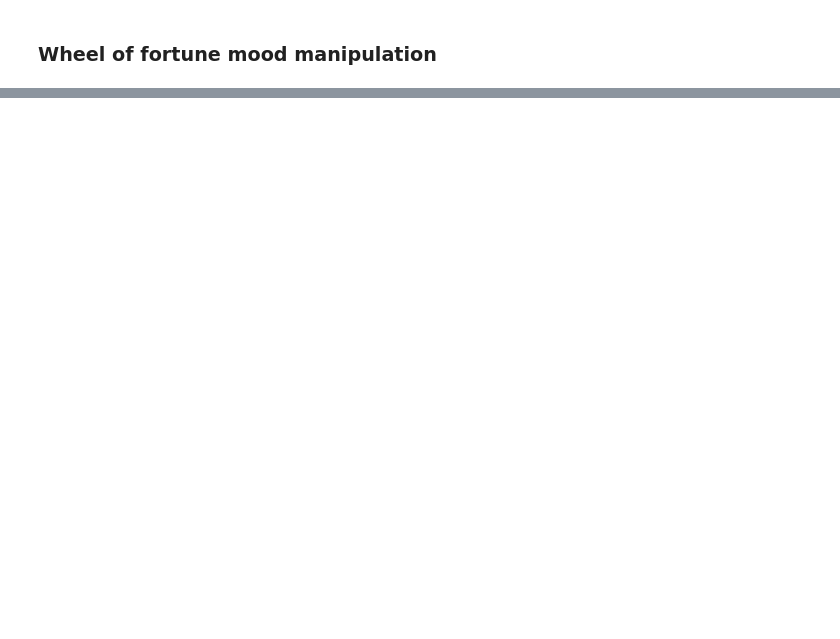
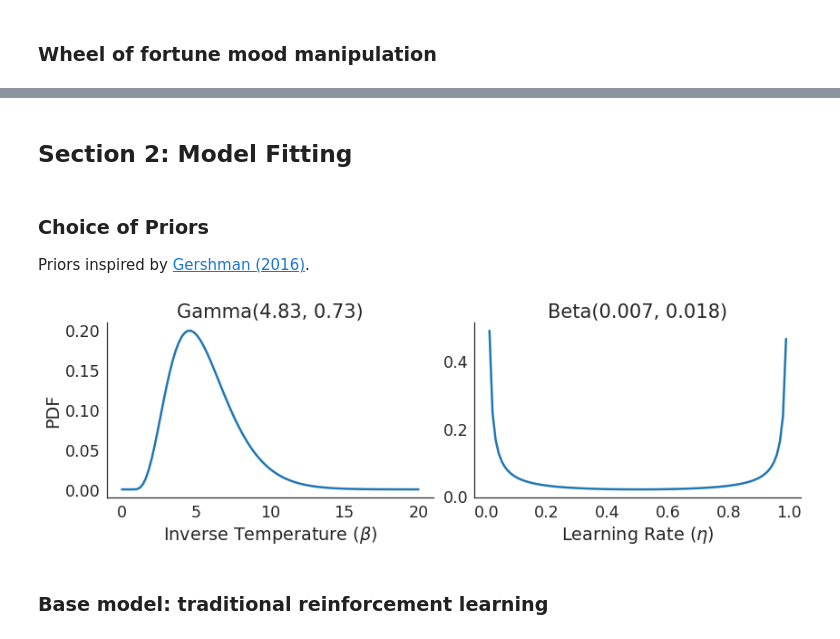
Before and after one commit to szorowi1/pni-rotations, a Jupyter notebook: primary_analysis.ipynb, the cells around one changed output, grey strips where cells are left out. Saved outputs shown, nothing was run; the diff lists cells and outputs as text; code cells hidden in the pictures; blank space fills up the shorter version.

```diff
--- a/primary_analysis.ipynb
+++ b/primary_analysis.ipynb
@@ -64,0 +80,27 @@ plt.tight_layout()
+# %% [markdown]
+## Section 2: Model Fitting
+# %% [markdown]
+### Choice of Priors
+Priors inspired by [Gershman (2016)](http://www.sciencedirect.com/science/article/pii/S0022249616000080).
+# %%
+from scipy.stats import beta, gamma
+
+g = gamma(4.83, 0.73)
+b = beta(0.007, 0.018)
+
+fig, axes = plt.subplots(1,2,figsize=(12,4))
+
+x = np.linspace(0,20,100)
+axes[0].plot(x, g.pdf(x), lw=2.5)
+axes[0].set(xlabel=r'Inverse Temperature ($\beta$)', ylabel='PDF', title='Gamma(4.83, 0.73)')
+
+x = np.linspace(0,1,100)
+axes[1].plot(x, b.pdf(x), lw=2.5)
+axes[1].set(xlabel=r'Learning Rate ($\eta$)', title='Beta(0.007, 0.018)')
+
+sns.despine()
+plt.tight_layout()
+# %% [output]
+[figure, added]
+# %% [markdown]
+### Base model: traditional reinforcement learning
```
Also changed, not shown: parts of 9 cells of this notebook, 3 other files.
